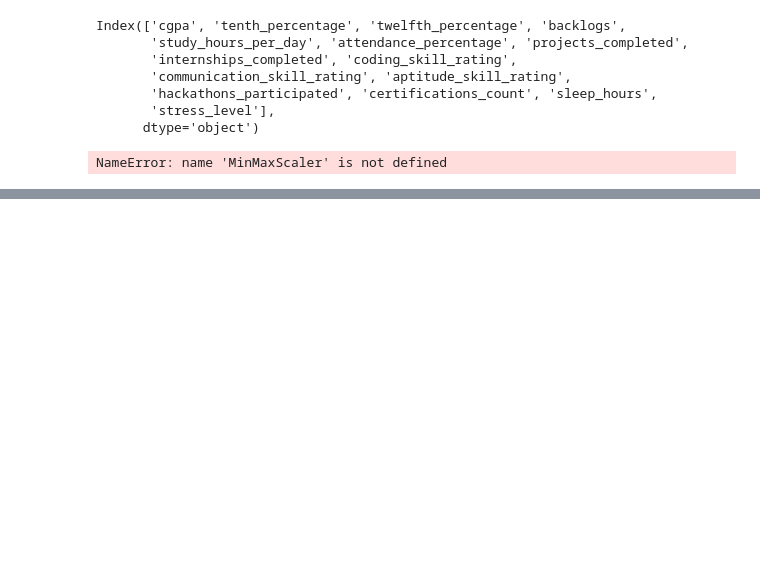
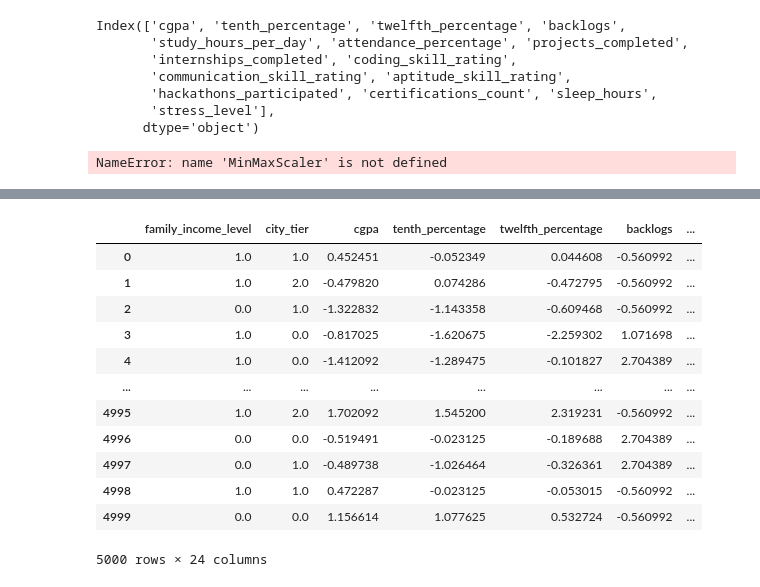
Before and after one commit to Amrutha-Poojary/data-science, a Jupyter notebook: linear_regression_project/experiments_notebooks/linear_regression_project.ipynb, the cells around one changed output, grey strips where cells are left out. Cells and saved outputs as stored; diff of their text form; code cells hidden in the pictures; blank space fills up the shorter version.

```diff
--- a/linear_regression_project/experiments_notebooks/linear_regression_project.ipynb
+++ b/linear_regression_project/experiments_notebooks/linear_regression_project.ipynb
@@ -109,0 +177,2 @@ from sklearn.preprocessing import OneHotEncoder, OrdinalEncoder
+# %%
+nominal_df =  pd.DataFrame(data= nominal_data_encoded, columns=OHE.get_feature_names_out())
@@ -109,0 +195,28 @@ from sklearn.preprocessing import OneHotEncoder, OrdinalEncoder
+# %%
+ord_encoder = OrdinalEncoder(categories=[['Low','Medium', 'High'],['Tier 1','Tier 2', 'Tier 3']])
+fam_lvl_encoded = ord_encoder.fit_transform(X[ordinal_data])
+
+
+ord_df = pd.DataFrame(data= fam_lvl_encoded, columns=ord_encoder.get_feature_names_out())
+# %%
+num_data_scaled = Std_scaler.fit_transform(X[numerical_data])
+
+num_df = pd.DataFrame(data= num_data_scaled, columns=numerical_data)
+# %%
+final_df = pd.concat([ord_df,num_df,nominal_df], axis=1)
+# %%
+final_df
+# %% [output]
+|  | family_income_level | city_tier | cgpa | tenth_percentage | twelfth_percentage | backlogs | ... |
+| 0 | 1.0 | 1.0 | 0.452451 | -0.052349 | 0.044608 | -0.560992 | ... |
+| 1 | 1.0 | 2.0 | -0.479820 | 0.074286 | -0.472795 | -0.560992 | ... |
+| 2 | 0.0 | 1.0 | -1.322832 | -1.143358 | -0.609468 | -0.560992 | ... |
+| 3 | 1.0 | 0.0 | -0.817025 | -1.620675 | -2.259302 | 1.071698 | ... |
+| 4 | 1.0 | 0.0 | -1.412092 | -1.289475 | -0.101827 | 2.704389 | ... |
+| ... | ... | ... | ... | ... | ... | ... | ... |
+| 4995 | 1.0 | 2.0 | 1.702092 | 1.545200 | 2.319231 | -0.560992 | ... |
+| 4996 | 0.0 | 0.0 | -0.519491 | -0.023125 | -0.189688 | 2.704389 | ... |
+| 4997 | 0.0 | 1.0 | -0.489738 | -1.026464 | -0.326361 | 2.704389 | ... |
+| 4998 | 1.0 | 1.0 | 0.472287 | -0.023125 | -0.053015 | -0.560992 | ... |
+| 4999 | 0.0 | 0.0 | 1.156614 | 1.077625 | 0.532724 | -0.560992 | ... |
+5000 rows × 24 columns
```
Also changed, not shown: parts of 22 cells of this notebook, 2 other files.
